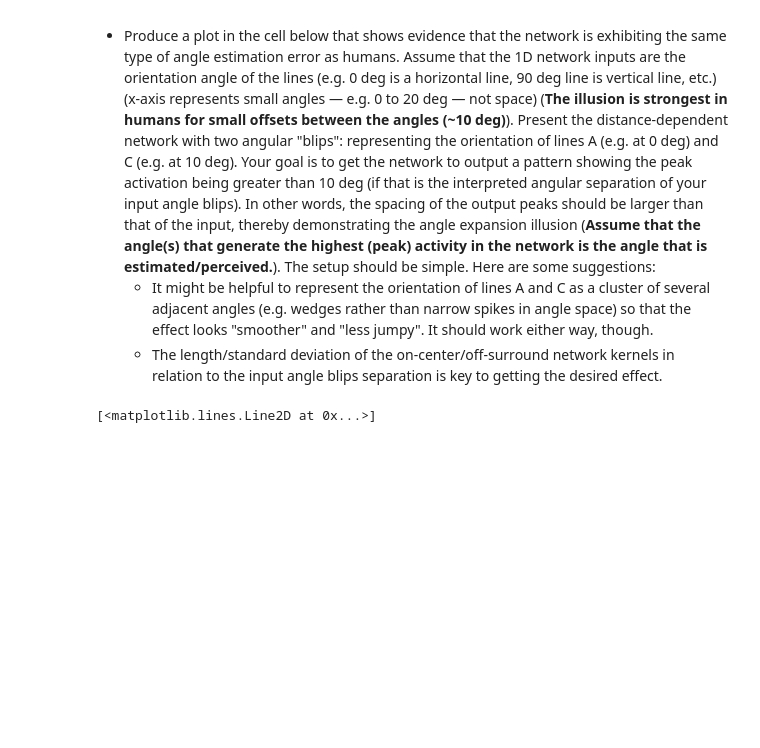
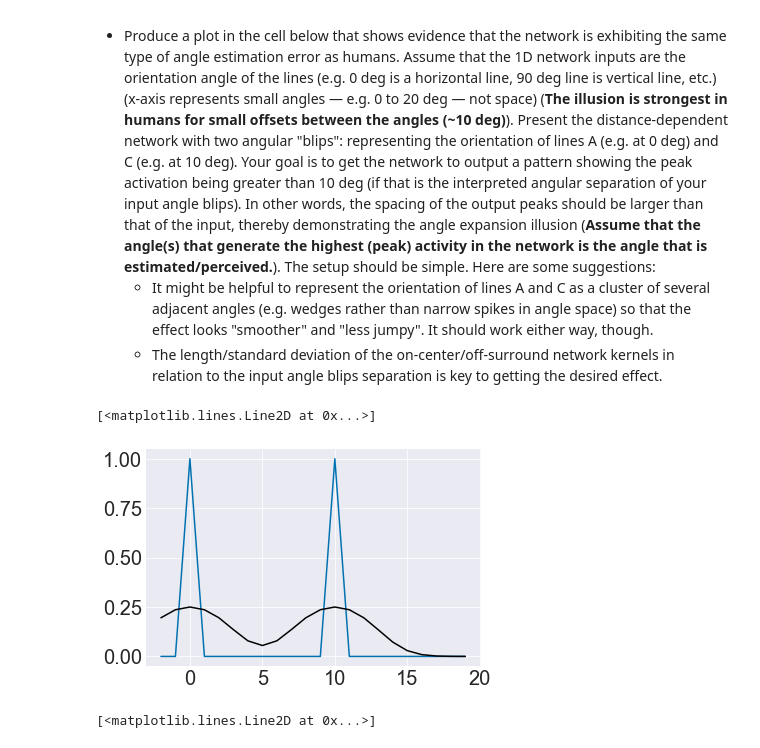
Before and after one commit to ejseal21/Computational-Neuroscience, a Jupyter notebook: Project3/CompNets.ipynb, the cells around one changed output. Drawn from its saved outputs; the diff is of its cells as text; code cells hidden in the pictures; blank space fills up the shorter version.

```diff
--- a/Project3/CompNets.ipynb
+++ b/Project3/CompNets.ipynb
@@ -473,6 +473,15 @@ Updated：
 - Produce a plot in the cell below that shows evidence that the network is exhibiting the same type of angle estimation error as humans. Assume that the 1D network inputs are the orientation angle of the lines (e.g. 0 deg is a horizontal line, 90 deg line is vertical line, etc.) (x-axis represents small angles  — e.g. 0 to 20 deg — not space) (**The illusion is strongest in humans for small offsets between the angles (~10 deg)**). Present the distance-dependent network with two angular "blips": representing the orientation of lines A (e.g. at 0 deg) and C (e.g. at 10 deg). Your goal is to get the network to output a pattern showing the peak activation being greater than 10 deg (if that is the interpreted angular separation of your input angle blips). In other words, the spacing of the output peaks should be larger than that of the input, thereby demonstrating the angle expansion illusion (**Assume that the angle(s) that generate the highest (peak) activity in the network is the angle that is estimated/perceived.**). The setup should be simple. Here are some suggestions:
     - It might be helpful to represent the orientation of lines A and C as a cluster of several adjacent angles (e.g. wedges rather than narrow spikes in angle space) so that the effect looks "smoother" and "less jumpy". It should work either way, though.
     - The length/standard deviation of the on-center/off-surround network kernels in relation to the input angle blips separation is key to getting the desired effect.
+# %%
+y = np.asarray([0, 0, 1, 0, 0, 0, 0, 0, 0, 0, 0, 0, 1, 0, 0, 0, 0, 0, 0, 0, 0, 0])
+x = np.arange(-2, 20)
+plt.plot(x, y)
+out = competitive_nets.dist_dep_net(y, A=2, B=1, C=0, exc_sigma=3, inh_sigma=3, kerSz=30, t_max=3, dt=0.001)
+plt.plot(x, out[-1], 'black')
+# %% [output]
+[<matplotlib.lines.Line2D at 0x...>]
+[figure, added]
 # %%
 # outputs1 = competitive_nets.dist_dep_net(np.array([0, -.45, 1.2]), 1, 1, 0, 1.0, 3.0, 3, 3, 0.001)
 # plt.plot(outputs1[-1], color="red", label="AB")
```
Also changed, not shown: parts of 9 cells of this notebook.
